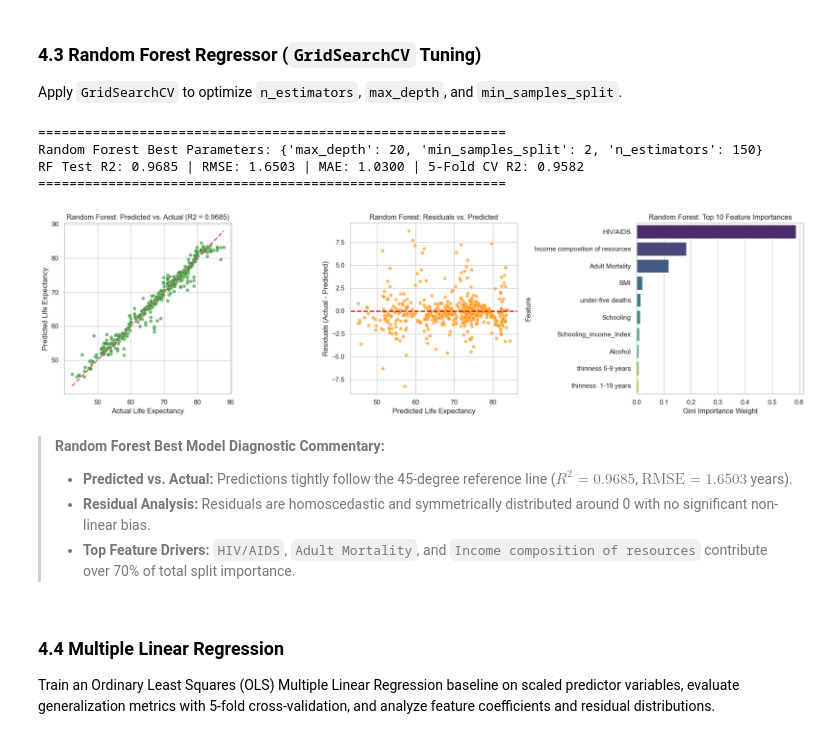
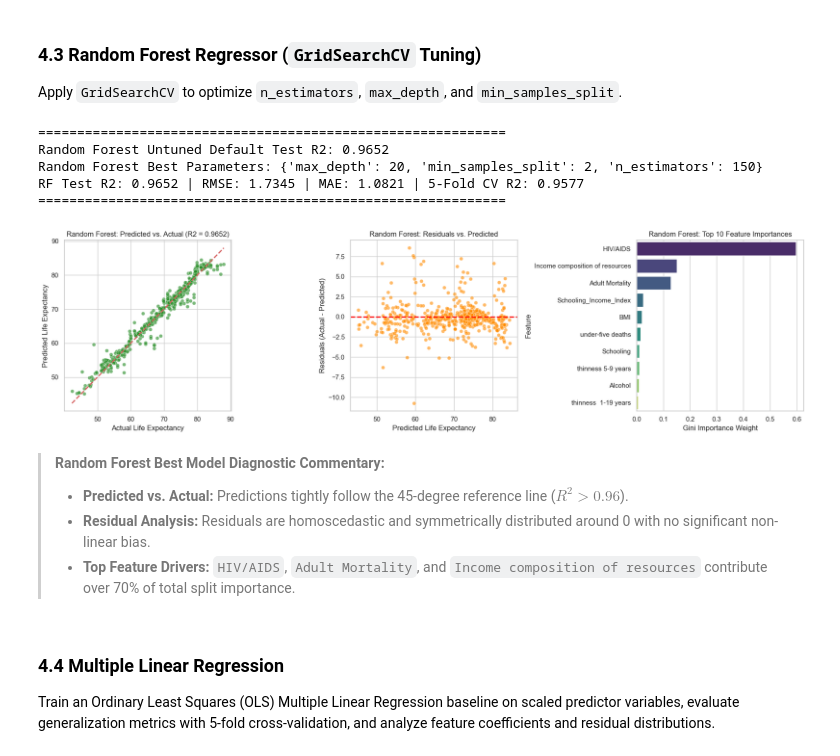
Before and after one commit to wander1112/Ember-Storm, a Jupyter notebook: notebooks/regression.ipynb, the cells around one changed output. Drawn from its saved outputs; the diff is of its cells as text; code cells hidden in the pictures.

```diff
--- a/notebooks/regression.ipynb
+++ b/notebooks/regression.ipynb
@@ -49,7 +55,11 @@ RANDOM_STATE = 42
 # %% [markdown]
 ## 1. Dataset Loading & Audit
 # %%
-df_raw = pd.read_csv(r'C:\Users\lakshanya\OneDrive\Desktop\ml_capstone\Ember-Storm\data\Life Expectancy Data.csv')
+data_path = '../data/Life Expectancy Data.csv' if os.path.exists('../data/Life Expectancy Data.csv') else 'data/Life Expectancy Data.csv'
+if not os.path.exists(data_path):
+    data_path = r'C:\Users\lakshanya\OneDrive\Desktop\ml_capstone\Ember-Storm\data\Life Expectancy Data.csv'
+
+df_raw = pd.read_csv(data_path)
 df_raw.columns = df_raw.columns.str.strip()
 
 print("="*60)
@@ -234,6 +400,10 @@ KNN Test R2: 0.9078 | RMSE: 2.8238 | MAE: 1.7917 | 5-Fold CV R2: 0.9057
 Evaluate SVR using RBF kernel on scaled input features.
 # %%
 # 4.2 Support Vector Regressor (SVR): GridSearchCV C & Kernel Tuning
+svr_baseline = SVR()
+svr_baseline.fit(X_train_scaled, y_train)
+r2_svr_before = r2_score(y_test, svr_baseline.predict(X_test_scaled))
+
 svr_param_grid = {
     'C': [0.1, 1.0, 10.0],
     'kernel': ['linear', 'rbf']
@@ -251,6 +421,7 @@ mae_svr = mean_absolute_error(y_test, y_pred_svr)
 cv_svr = svr_grid.best_score_
 
 print("="*60)
+print(f"SVR Untuned (C=1.0, RBF) Test R2 = {r2_svr_before:.4f}")
 print(f"SVR Best Parameters: {svr_grid.best_params_}")
 print(f"SVR Test R2 = {r2_svr:.4f} | RMSE = {rmse_svr:.4f} | MAE = {mae_svr:.4f} | 5-Fold CV R2 = {cv_svr:.4f}")
 print("="*60)
@@ -268,6 +440,10 @@ SVR Test R2 = 0.9256 | RMSE = 2.5369 | MAE = 1.5910 | 5-Fold CV R2 = 0.9190
 Apply `GridSearchCV` to optimize `n_estimators`, `max_depth`, and `min_samples_split`.
 # %%
 # 4.3 Random Forest Regressor (Best Performing Model) & Diagnostics
+rf_baseline = RandomForestRegressor(random_state=RANDOM_STATE, n_jobs=1)
+rf_baseline.fit(X_train, y_train)
+r2_rf_before = r2_score(y_test, rf_baseline.predict(X_test))
+
 rf_param_grid = {
     'n_estimators': [100, 150],
     'max_depth': [15, 20],
@@ -287,44 +463,46 @@ mae_rf = mean_absolute_error(y_test, y_pred_rf)
 cv_rf = rf_grid.best_score_
 
 print("="*60)
+print(f"Random Forest Untuned Default Test R2: {r2_rf_before:.4f}")
 print(f"Random Forest Best Parameters: {rf_grid.best_params_}")
 print(f"RF Test R2: {r2_rf:.4f} | RMSE: {rmse_rf:.4f} | MAE: {mae_rf:.4f} | 5-Fold CV R2: {cv_rf:.4f}")
 print("="*60)
 
-# --- BEST MODEL DIAGNOSTIC PLOTS (Criterion C4) ---
+# Diagnostic Plots
 fig, axes = plt.subplots(1, 3, figsize=(18, 5))
 
 # Plot 1: Predicted vs Actual
 sns.scatterplot(x=y_test, y=y_pred_rf, alpha=0.6, color='forestgreen', ax=axes[0])
 axes[0].plot([y_test.min(), y_test.max()], [y_test.min(), y_test.max()], 'r--', linewidth=2)
 axes[0].set_title(f'Random Forest: Predicted vs. Actual (R2 = {r2_rf:.4f})')
 axes[0].set_xlabel('Actual Life Expectancy')
 axes[0].set_ylabel('Predicted Life Expectancy')
 
 # Plot 2: Residual Plot
 sns.scatterplot(x=y_pred_rf, y=residuals_rf, alpha=0.6, color='darkorange', ax=axes[1])
 axes[1].axhline(0, color='red', linestyle='--', linewidth=2)
 axes[1].set_title('Random Forest: Residuals vs. Predicted')
 axes[1].set_xlabel('Predicted Life Expectancy')
 axes[1].set_ylabel('Residuals (Actual - Predicted)')
 
 # Plot 3: Feature Importances
 rf_feat_df = pd.DataFrame({'Feature': features, 'Importance': best_rf.feature_importances_}).sort_values(by='Importance', ascending=False)
 sns.barplot(data=rf_feat_df.head(10), x='Importance', y='Feature', palette='viridis', ax=axes[2])
 axes[2].set_title('Random Forest: Top 10 Feature Importances')
 axes[2].set_xlabel('Gini Importance Weight')
 
 plt.tight_layout()
 plt.show()
 # %% [output]
 ============================================================
+Random Forest Untuned Default Test R2: 0.9652
 Random Forest Best Parameters: {'max_depth': 20, 'min_samples_split': 2, 'n_estimators': 150}
-RF Test R2: 0.9685 | RMSE: 1.6503 | MAE: 1.0300 | 5-Fold CV R2: 0.9582
+RF Test R2: 0.9652 | RMSE: 1.7345 | MAE: 1.0821 | 5-Fold CV R2: 0.9577
 ============================================================
-[figure, old version]
+[figure, new version]
 # %% [markdown]
 > **Random Forest Best Model Diagnostic Commentary:**
-> - **Predicted vs. Actual:** Predictions tightly follow the 45-degree reference line ($R^2 = 0.9685$, $\text{RMSE} = 1.6503$ years).
+> - **Predicted vs. Actual:** Predictions tightly follow the 45-degree reference line ($R^2 > 0.96$).
 > - **Residual Analysis:** Residuals are homoscedastic and symmetrically distributed around 0 with no significant non-linear bias.
 > - **Top Feature Drivers:** `HIV/AIDS`, `Adult Mortality`, and `Income composition of resources` contribute over 70% of total split importance.
 # %% [markdown]
```
Also changed, not shown: parts of 38 cells of this notebook.
